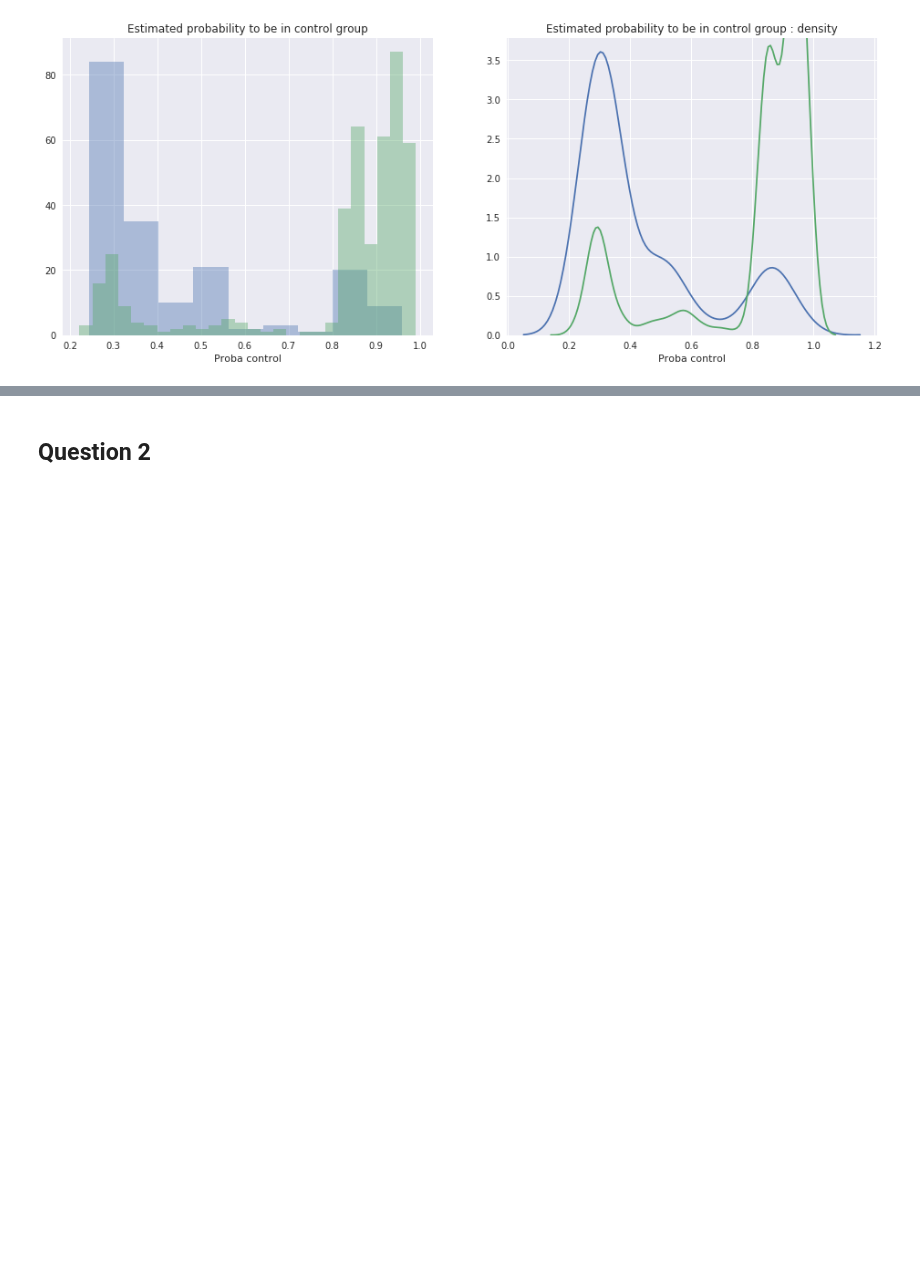
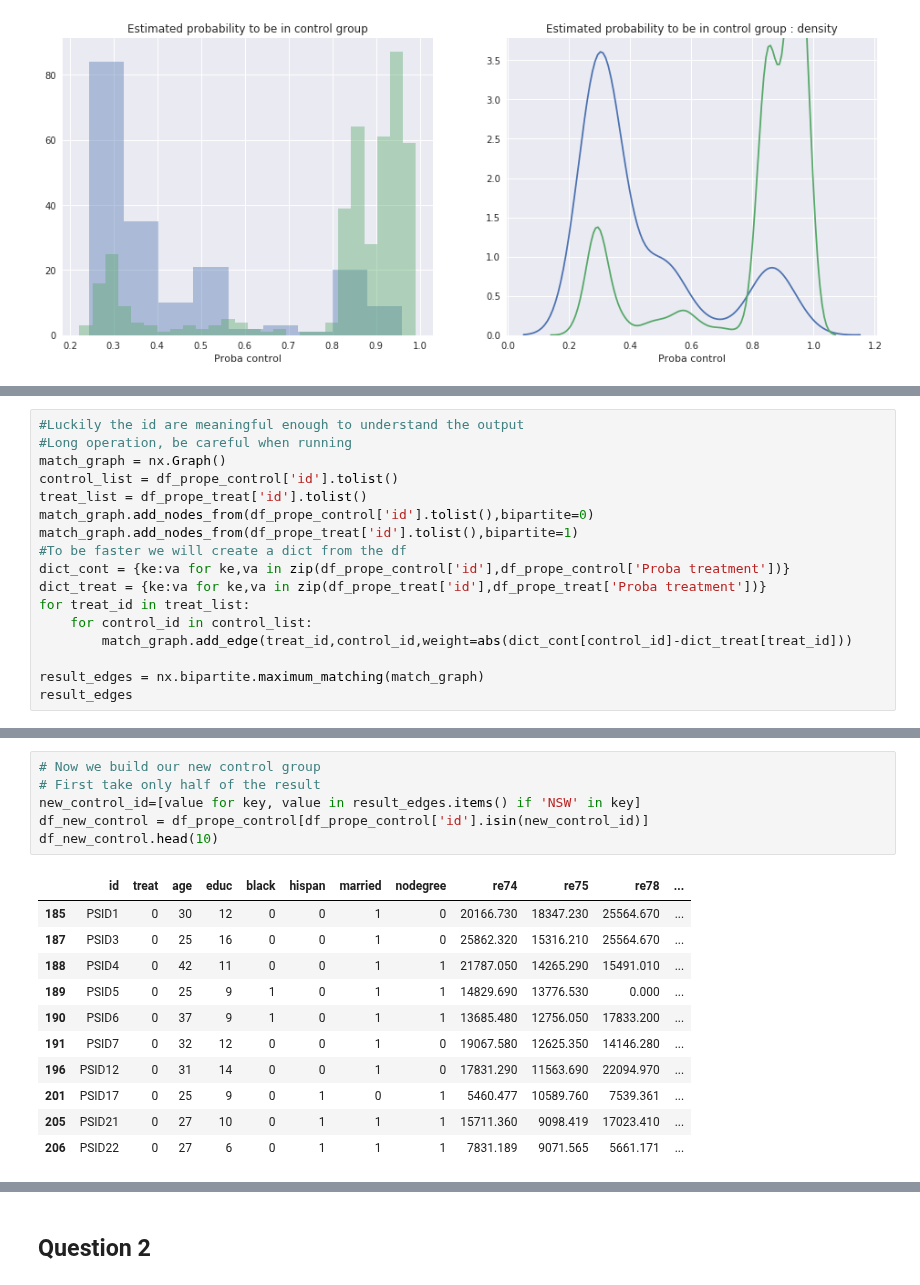
Before and after one commit to ImLemni/ada-epfl, a Jupyter notebook: 04-Applied_ML/Homework_4.ipynb, the cells around one changed output, grey strips where cells are left out. Saved outputs shown, nothing was run; the diff lists cells and outputs as text; blank space fills up the shorter version.

```diff
--- a/04-Applied_ML/Homework_4.ipynb
+++ b/04-Applied_ML/Homework_4.ipynb
@@ -485,0 +489,17 @@ plot2.set_title("Estimated probability to be in control group : density")
+# %%
+#Luckily the id are meaningful enough to understand the output
+#Long operation, be careful when running
+match_graph = nx.Graph()
+control_list = df_prope_control['id'].tolist()
+treat_list = df_prope_treat['id'].tolist()
+match_graph.add_nodes_from(df_prope_control['id'].tolist(),bipartite=0)
+match_graph.add_nodes_from(df_prope_treat['id'].tolist(),bipartite=1)
+#To be faster we will create a dict from the df
+dict_cont = {ke:va for ke,va in zip(df_prope_control['id'],df_prope_control['Proba treatment'])}
+dict_treat = {ke:va for ke,va in zip(df_prope_treat['id'],df_prope_treat['Proba treatment'])}
+for treat_id in treat_list:
+    for control_id in control_list:
+        match_graph.add_edge(treat_id,control_id,weight=abs(dict_cont[control_id]-dict_treat[treat_id]))
+
+result_edges = nx.bipartite.maximum_matching(match_graph)
+result_edges
@@ -485,0 +524,18 @@ plot2.set_title("Estimated probability to be in control group : density")
+# %%
+# Now we build our new control group
+# First take only half of the result
+new_control_id=[value for key, value in result_edges.items() if 'NSW' in key]
+df_new_control = df_prope_control[df_prope_control['id'].isin(new_control_id)]
+df_new_control.head(10)
+# %% [output]
+|  | id | treat | age | educ | black | hispan | married | nodegree | re74 | re75 | re78 | ... |
+| 185 | PSID1 | 0 | 30 | 12 | 0 | 0 | 1 | 0 | 20166.730 | 18347.230 | 25564.670 | ... |
+| 187 | PSID3 | 0 | 25 | 16 | 0 | 0 | 1 | 0 | 25862.320 | 15316.210 | 25564.670 | ... |
+| 188 | PSID4 | 0 | 42 | 11 | 0 | 0 | 1 | 1 | 21787.050 | 14265.290 | 15491.010 | ... |
+| 189 | PSID5 | 0 | 25 | 9 | 1 | 0 | 1 | 1 | 14829.690 | 13776.530 | 0.000 | ... |
+| 190 | PSID6 | 0 | 37 | 9 | 1 | 0 | 1 | 1 | 13685.480 | 12756.050 | 17833.200 | ... |
+| 191 | PSID7 | 0 | 32 | 12 | 0 | 0 | 1 | 0 | 19067.580 | 12625.350 | 14146.280 | ... |
+| 196 | PSID12 | 0 | 31 | 14 | 0 | 0 | 1 | 0 | 17831.290 | 11563.690 | 22094.970 | ... |
+| 201 | PSID17 | 0 | 25 | 9 | 0 | 1 | 0 | 1 | 5460.477 | 10589.760 | 7539.361 | ... |
+| 205 | PSID21 | 0 | 27 | 10 | 0 | 1 | 1 | 1 | 15711.360 | 9098.419 | 17023.410 | ... |
+| 206 | PSID22 | 0 | 27 | 6 | 0 | 1 | 1 | 1 | 7831.189 | 9071.565 | 5661.171 | ... |
```
Also changed, not shown: parts of 14 cells of this notebook.
